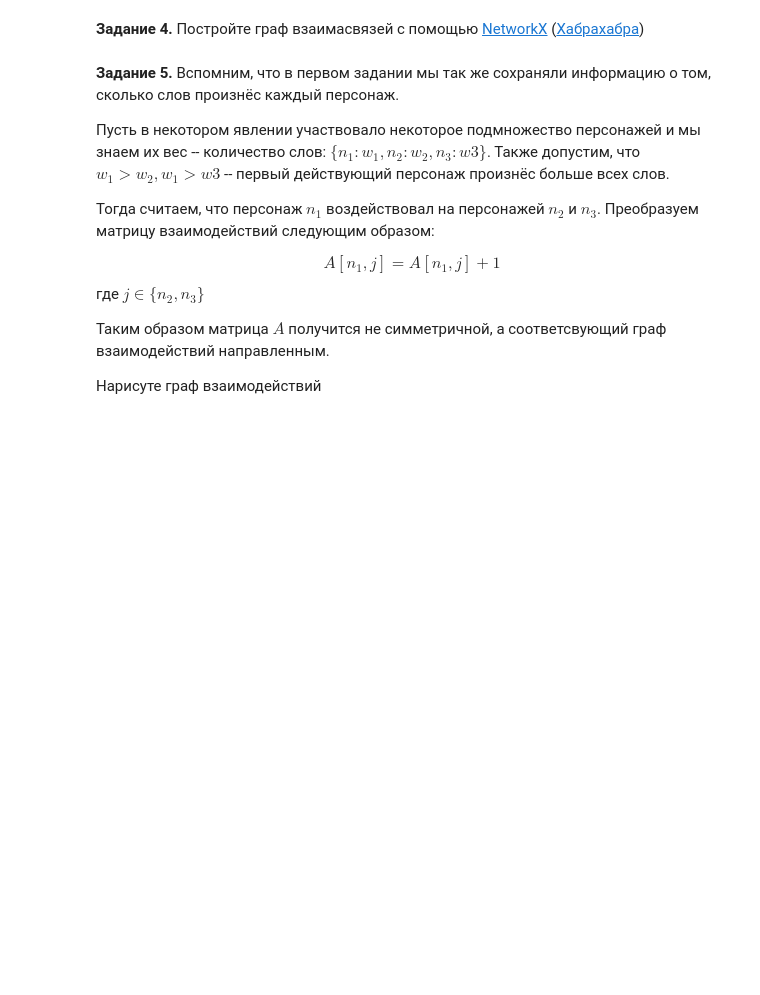
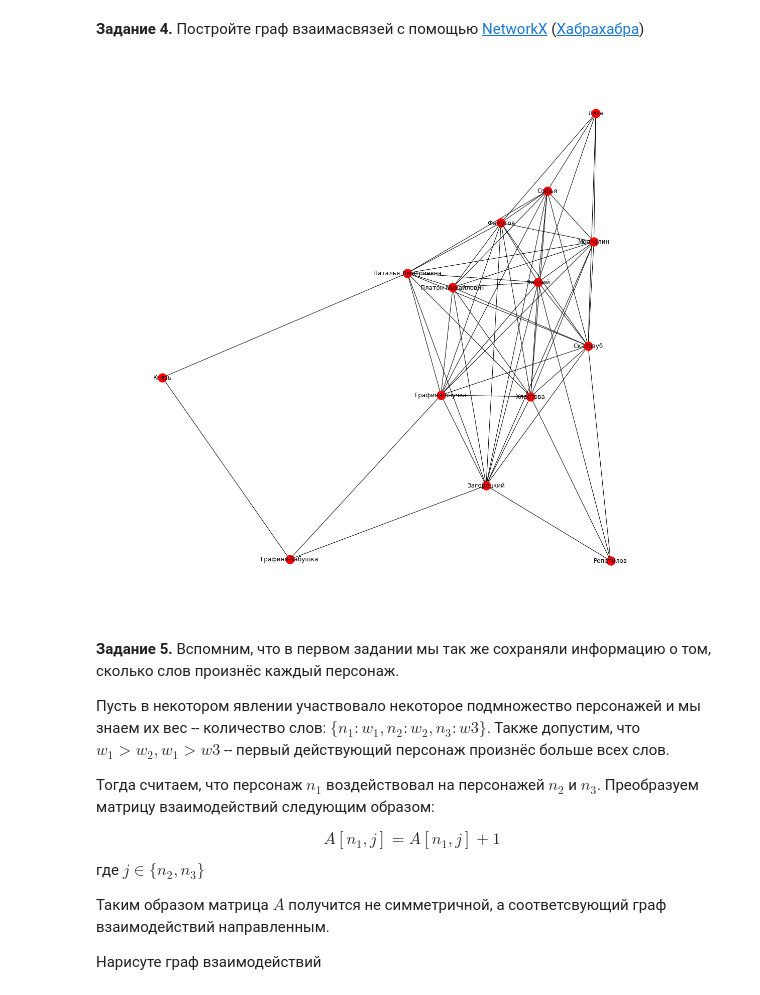
Before and after one commit to ABaranchikova/python_nlp, a Jupyter notebook: Seminar_13/Seminar_13.ipynb, the cells around one changed output. Saved outputs shown, nothing was run; the diff lists cells and outputs as text; code cells hidden in the pictures; blank space fills up the shorter version.

```diff
--- a/Seminar_13/Seminar_13.ipynb
+++ b/Seminar_13/Seminar_13.ipynb
@@ -64,5 +120,15 @@ $$A[i, j] = A[i, j] + 1$$ где $i \neq j \in \{n_1, n_2, n3\}$
 # %% [markdown]
 **Задание 4.** Постройте граф взаимасвязей с помощью [NetworkX](https://pypi.org/project/networkx/) ([Хабрахабра](https://habrahabr.ru/post/125898/))
+# %%
+import networkx as nx
+
+G = nx.Graph(A/A.max())
+
+plt.figure(figsize=(15, 15))
+nx.draw(G, labels = dict(zip(range(N), le.classes_)), with_labels = True)
+plt.show()
+# %% [output]
+[figure, added]
 # %% [markdown]
 **Задание 5.** Вспомним, что в первом задании мы так же сохраняли информацию о том, сколько слов произнёс каждый персонаж.
 
```
Also changed, not shown: parts of 5 cells of this notebook.
